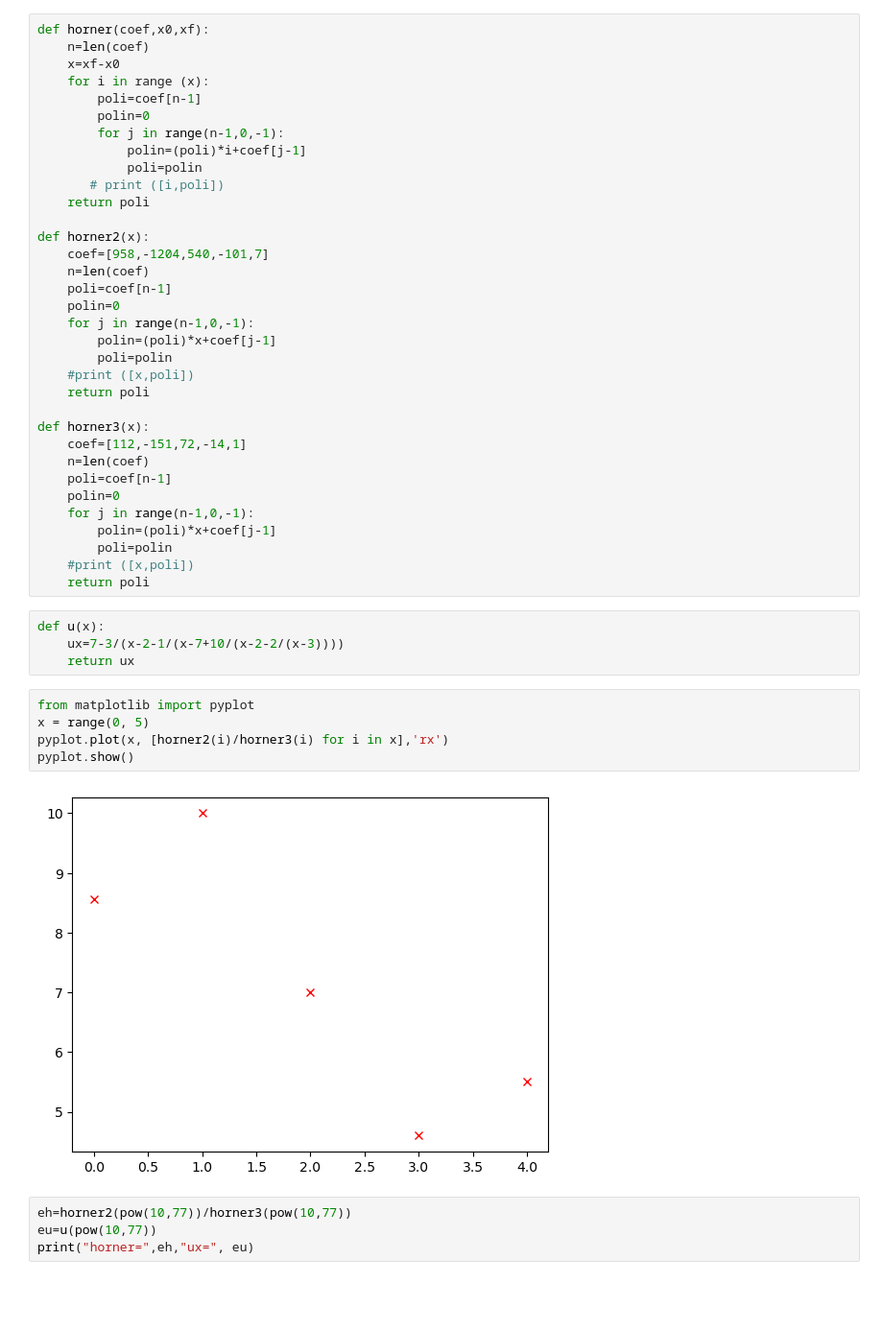
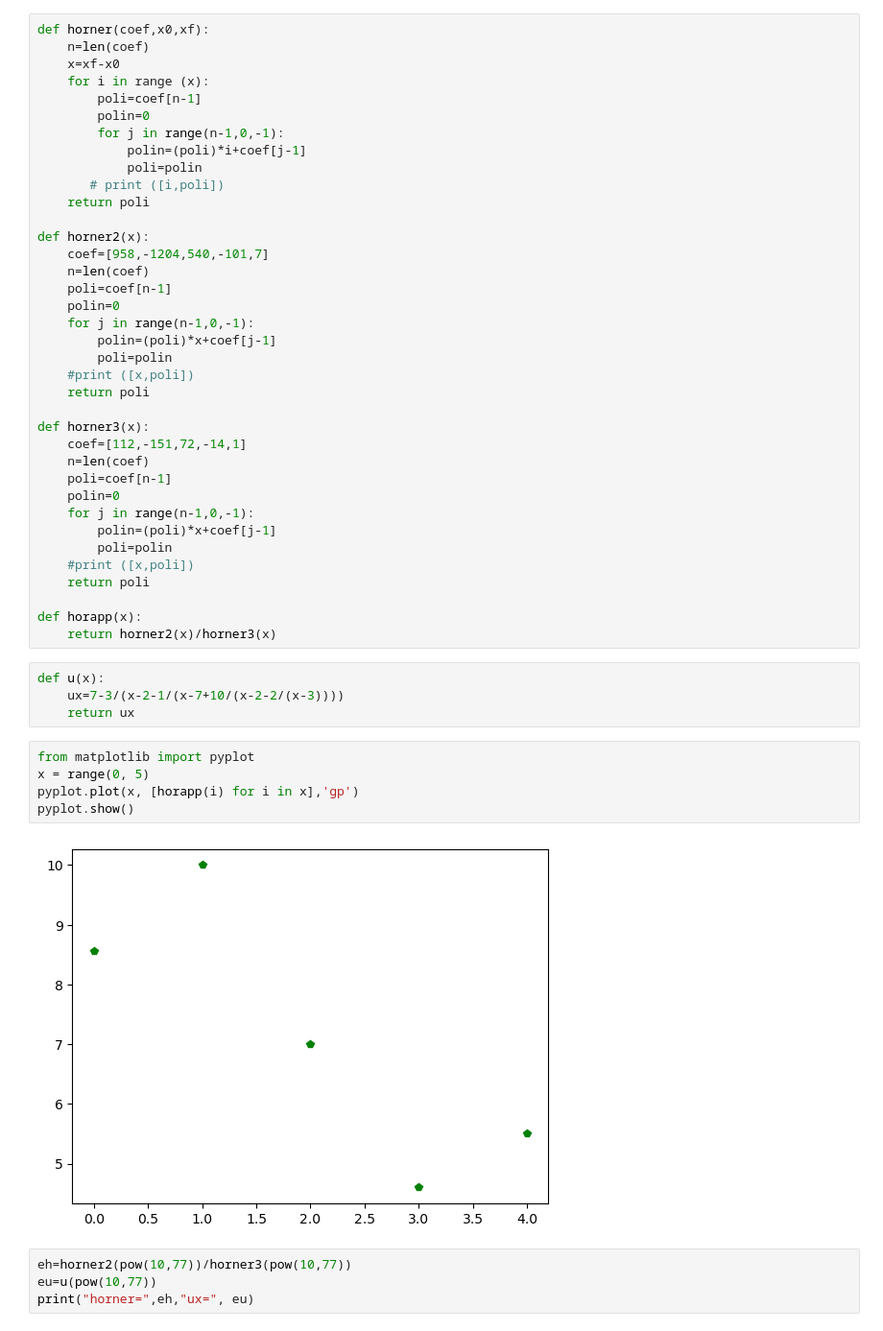
Before and after one commit to Arely00/ArelyGuadalupeJimenezDIaz-mn-2024, a Jupyter notebook: Ejercicios.ipynb, the cells around one changed output. Shown at 96% size. Drawn from its saved outputs; the diff is of its cells as text; blank space fills up the shorter version.

```diff
--- a/Ejercicios.ipynb
+++ b/Ejercicios.ipynb
@@ -249,6 +249,9 @@ def horner3(x):
         poli=polin
     #print ([x,poli])
     return poli
+
+def horapp(x):
+    return horner2(x)/horner3(x)
 # %%
 def u(x):
     ux=7-3/(x-2-1/(x-7+10/(x-2-2/(x-3))))
@@ -256,10 +259,10 @@ def u(x):
 # %%
 from matplotlib import pyplot
 x = range(0, 5)
-pyplot.plot(x, [horner2(i)/horner3(i) for i in x],'rx')
+pyplot.plot(x, [horapp(i) for i in x],'gp')
 pyplot.show()
 # %% [output]
-[figure, old version]
+[figure, new version]
 # %%
 eh=horner2(pow(10,77))/horner3(pow(10,77))
 eu=u(pow(10,77))
```
Also changed, not shown: parts of 20 cells of this notebook.
